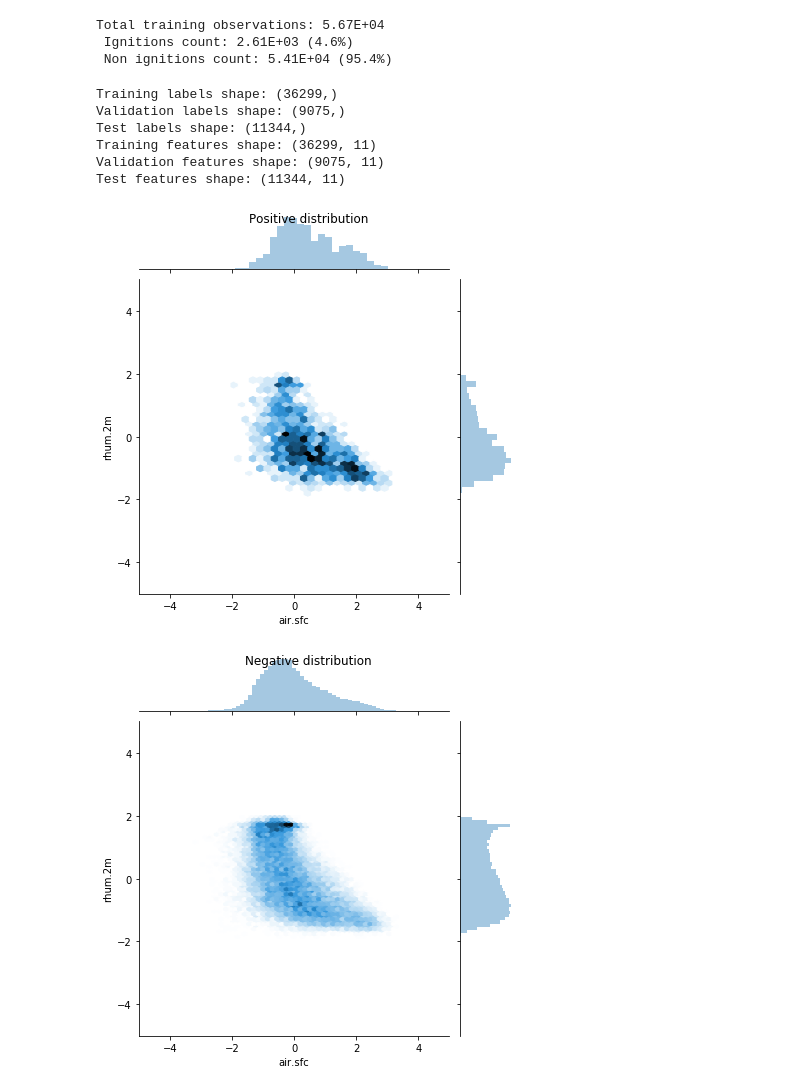
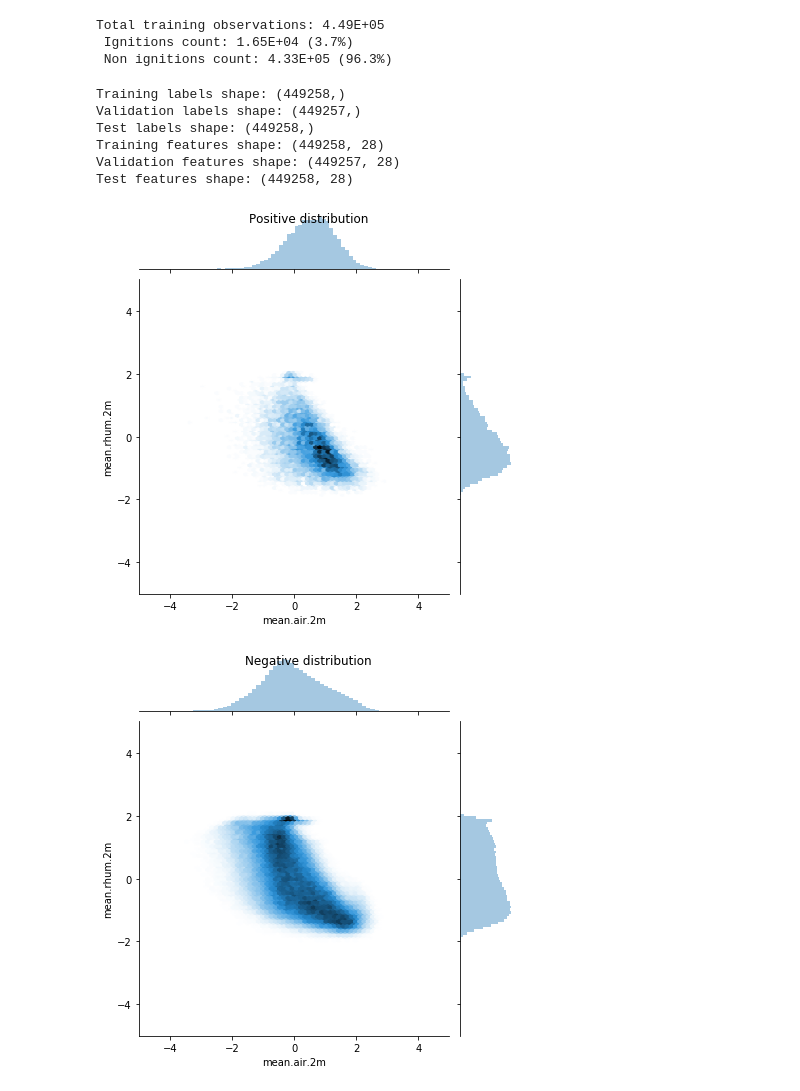
Before and after one commit to aristyogresearch/wildfire, a Jupyter notebook: notebooks/keras_MLP.ipynb, the cells around one changed output. Drawn from its saved outputs; the diff is of its cells as text; code cells hidden in the pictures.

```diff
--- a/notebooks/keras_MLP.ipynb
+++ b/notebooks/keras_MLP.ipynb
@@ -67,0 +215,4 @@ raw_data = pd.read_csv(raw_data_file, dtype=dtypes)
+# %%
+data = pd.read_csv(data_file, dtype=dtypes)
+validation = pd.read_csv(validation_file, dtype=dtypes)
+test = pd.read_csv(test_file, dtype=dtypes)
@@ -68,16 +232,18 @@ raw_data = pd.read_csv(raw_data_file, dtype=dtypes)
 # %%
 # count number of observations in each class
-total = len(raw_data)
-no_ignition_count = len(raw_data[raw_data["ignition"] == 0])
+total = len(data)
+no_ignition_count = len(data[data["ignition"] == 0])
 ignition_count = total - no_ignition_count
 print('Total training observations: {:.2E}'.format(total))
 print(' Ignitions count: {:.2E} ({}%)'.format(ignition_count,np.round(((ignition_count/total)*100),1)))
 print(' Non ignitions count: {:.2E} ({}%)'.format(no_ignition_count, np.round(((no_ignition_count/total)*100),1)))
 # %% [output]
-Total training observations: 5.67E+04
- Ignitions count: 2.61E+03 (4.6%)
- Non ignitions count: 5.41E+04 (95.4%)
+Total training observations: 4.49E+05
+ Ignitions count: 1.65E+04 (3.7%)
+ Non ignitions count: 4.33E+05 (96.3%)
 # %%
 # Pull out columns for X (data to train with) and Y (value to predict)
-training_data = raw_data[features]
+training_data = data[features]
+validation_data = validation[features]
+test_data = test[features]
 # %%
@@ -100,11 +262,6 @@ train_features = scaler.fit_transform(train_features)
 
 val_features = scaler.transform(val_features)
 test_features = scaler.transform(test_features)
-
-train_features = np.clip(train_features, -5, 5)
-val_features = np.clip(val_features, -5, 5)
-test_features = np.clip(test_features, -5, 5)
-
 
 print('Training labels shape:', train_labels.shape)
 print('Validation labels shape:', val_labels.shape)
@@ -114,23 +271,35 @@ print('Training features shape:', train_features.shape)
 print('Validation features shape:', val_features.shape)
 print('Test features shape:', test_features.shape)
 # %% [output]
-Training labels shape: (36299,)
-Validation labels shape: (9075,)
-Test labels shape: (11344,)
-Training features shape: (36299, 11)
-Validation features shape: (9075, 11)
-Test features shape: (11344, 11)
+Training labels shape: (449258,)
+Validation labels shape: (449257,)
+Test labels shape: (449258,)
+Training features shape: (449258, 28)
+Validation features shape: (449257, 28)
+Test features shape: (449258, 28)
 # %%
-pos_df = pd.DataFrame(train_features[ bool_train_labels], columns = train_df.columns)
-neg_df = pd.DataFrame(train_features[~bool_train_labels], columns = train_df.columns)
+pos_df = pd.DataFrame(train_features[ bool_train_labels], columns = training_data.columns)
+neg_df = pd.DataFrame(train_features[~bool_train_labels], columns = training_data.columns)
 
-sns.jointplot(pos_df['air.sfc'], pos_df['rhum.2m'],
-              kind='hex', xlim = (-5,5), ylim = (-5,5))
+sns.jointplot(
+    pos_df['mean.air.2m'],
+    pos_df['mean.rhum.2m'],
+    kind='hex',
+    xlim = (-5,5),
+    ylim = (-5,5)
+)
+
 plt.suptitle("Positive distribution")
 
-sns.jointplot(neg_df['air.sfc'], neg_df['rhum.2m'],
-              kind='hex', xlim = (-5,5), ylim = (-5,5))
+sns.jointplot(
+    neg_df['mean.air.2m'],
+    neg_df['mean.rhum.2m'],
+    kind='hex',
+    xlim = (-5,5),
+    ylim = (-5,5)
+)
+
 _ = plt.suptitle("Negative distribution")
 # %% [output]
-[figure, old version]
+[figure, new version]
-[figure, old version]
+[figure, new version]
```
Also changed, not shown: parts of 35 cells of this notebook, 18 other files.
